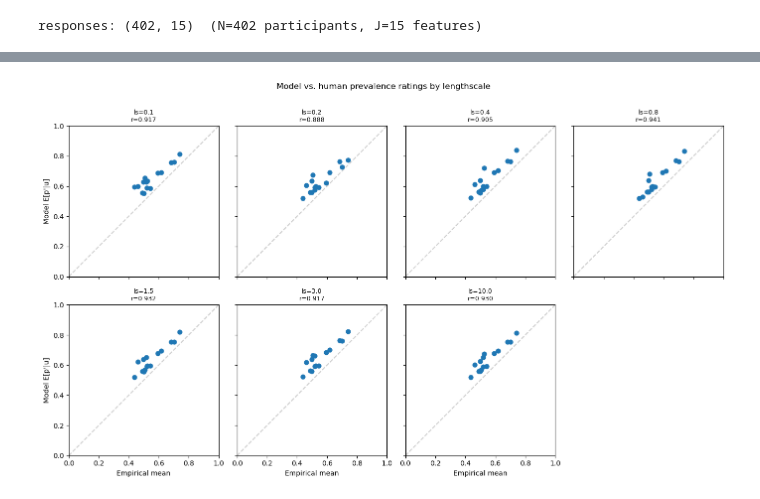
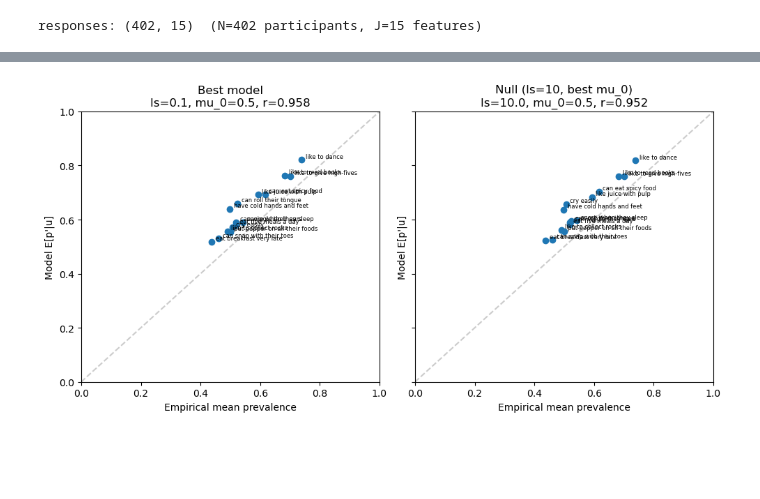
Before and after one commit to mariannazhang/compgenerics, a Jupyter notebook: model/per-feature-prevalence/model-study9-param.ipynb, the cells around one changed output, grey strips where cells are left out. Saved outputs shown, nothing was run; the diff lists cells and outputs as text; code cells hidden in the pictures; blank space fills up the shorter version.

```diff
--- a/model/per-feature-prevalence/model-study9-param.ipynb
+++ b/model/per-feature-prevalence/model-study9-param.ipynb
@@ -91,12 +91,15 @@ empirical_mean = np.array(responses.mean(axis=0))  # (J,)
 # %% [output]
 responses: (402, 15)  (N=402 participants, J=15 features)
 # %%
-# Lengthscales to sweep. Large values (e.g. 10.0) approach the null:
-# all features share the same pseudocoherence regardless of embedding proximity.
 LENGTH_SCALES = [0.1, 0.2, 0.4, 0.8, 1.5, 3.0, 10.0]
+MU_0_VALS     = [-1.0, -0.5, 0.0, 0.5, 1.0]   # sigmoid: ~0.27, 0.38, 0.50, 0.62, 0.73
 
-BASE_PARAMS = {
-    'mu_0':         0.0,
+# null model: large lengthscale (features are independent), mu_0 free
+# full model: best (ls, mu_0) pair
+
+FIXED_PARAMS = {
     'output_scale': 1.5,
     'beta':         3.0,
 }
+
+print(f"Grid: {len(LENGTH_SCALES)} lengthscales × {len(MU_0_VALS)} mu_0 values = {len(LENGTH_SCALES)*len(MU_0_VALS)} runs")
@@ -221,26 +259,20 @@ Null length_scale: 10.0  (Pearson r = 0.930)
 # %%
-# Scatter plots: predicted vs empirical for each lengthscale
-ncols = 4
-nrows = (len(results) + ncols - 1) // ncols
-fig, axes = plt.subplots(nrows, ncols, figsize=(14, nrows * 4), sharey=True, sharex=True)
-axes = axes.flatten()
+# Scatter plots for best and null models side by side
+fig, axes = plt.subplots(1, 2, figsize=(10, 5), sharey=True, sharex=True)
+lims = [0, 1]
 
-lims = [0, 1]
-for i, (res, ax) in enumerate(zip(results, axes)):
-    ax.scatter(empirical_mean, res['pred_prevalence'], zorder=3, s=40)
+for ax, res, label in zip(axes, [best, null_best], ['Best model', 'Null (ls=10, best mu_0)']):
+    ax.scatter(empirical_mean, res['pred_prevalence'], zorder=3)
+    for j, name in enumerate(test_feature_names):
+        ax.annotate(name, (empirical_mean[j], res['pred_prevalence'][j]),
+                    fontsize=6, xytext=(4, 2), textcoords='offset points')
     ax.plot(lims, lims, '--', color='gray', alpha=0.4)
-    ax.set_title(f"ls={res['length_scale']}\nr={res['pearson_r']:.3f}", fontsize=9)
     ax.set_xlim(lims); ax.set_ylim(lims)
-    if i % ncols == 0:
-        ax.set_ylabel("Model E[p'|u]")
-    if i >= (nrows - 1) * ncols:
-        ax.set_xlabel('Empirical mean')
+    ax.set_xlabel('Empirical mean prevalence')
+    ax.set_ylabel("Model E[p'|u]")
+    ax.set_title(f"{label}\nls={res['length_scale']}, mu_0={res['mu_0']}, r={res['pearson_r']:.3f}")
 
-for ax in axes[len(results):]:
-    ax.set_visible(False)
-
-plt.suptitle('Model vs. human prevalence ratings by lengthscale', y=1.01)
 plt.tight_layout()
 plt.show()
 # %% [output]
-[figure, old version]
+[figure, new version]
```
Also changed, not shown: parts of 5 cells of this notebook.
